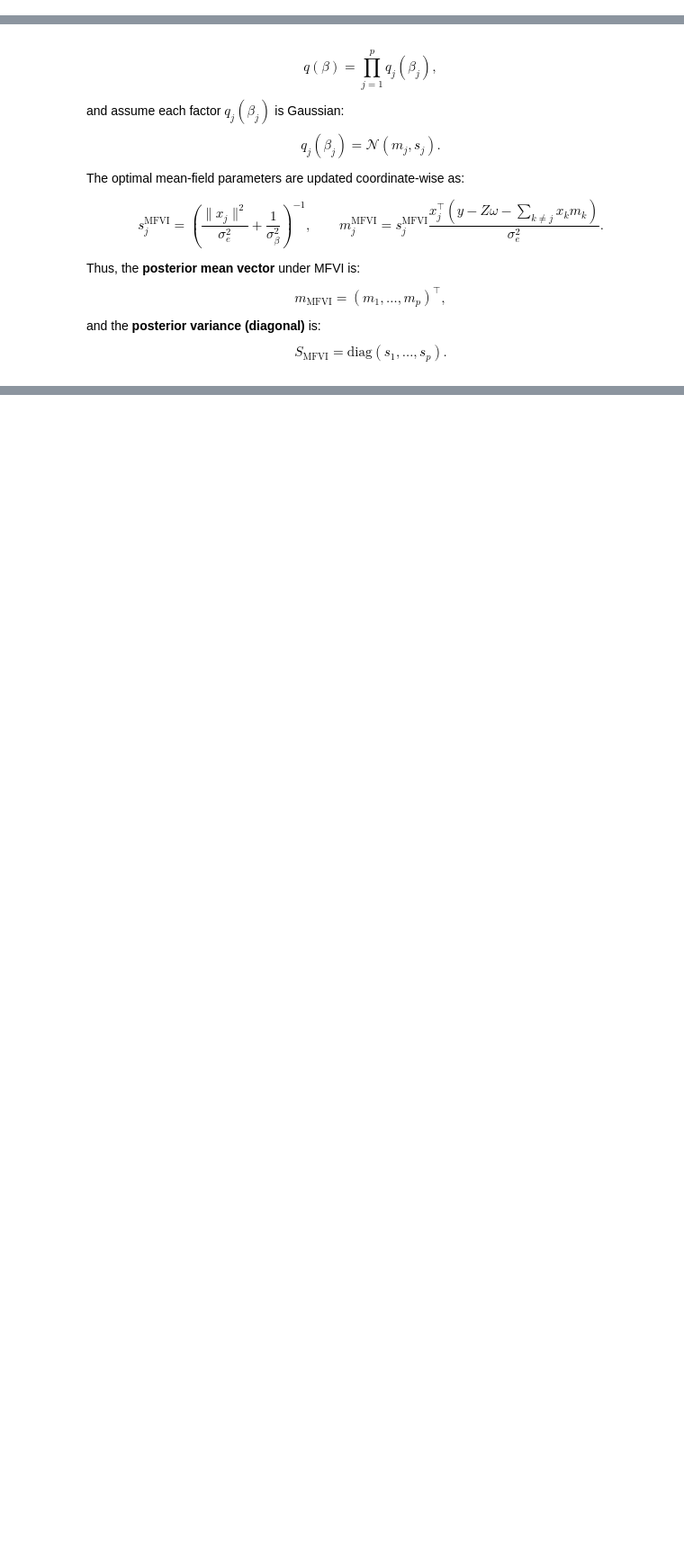
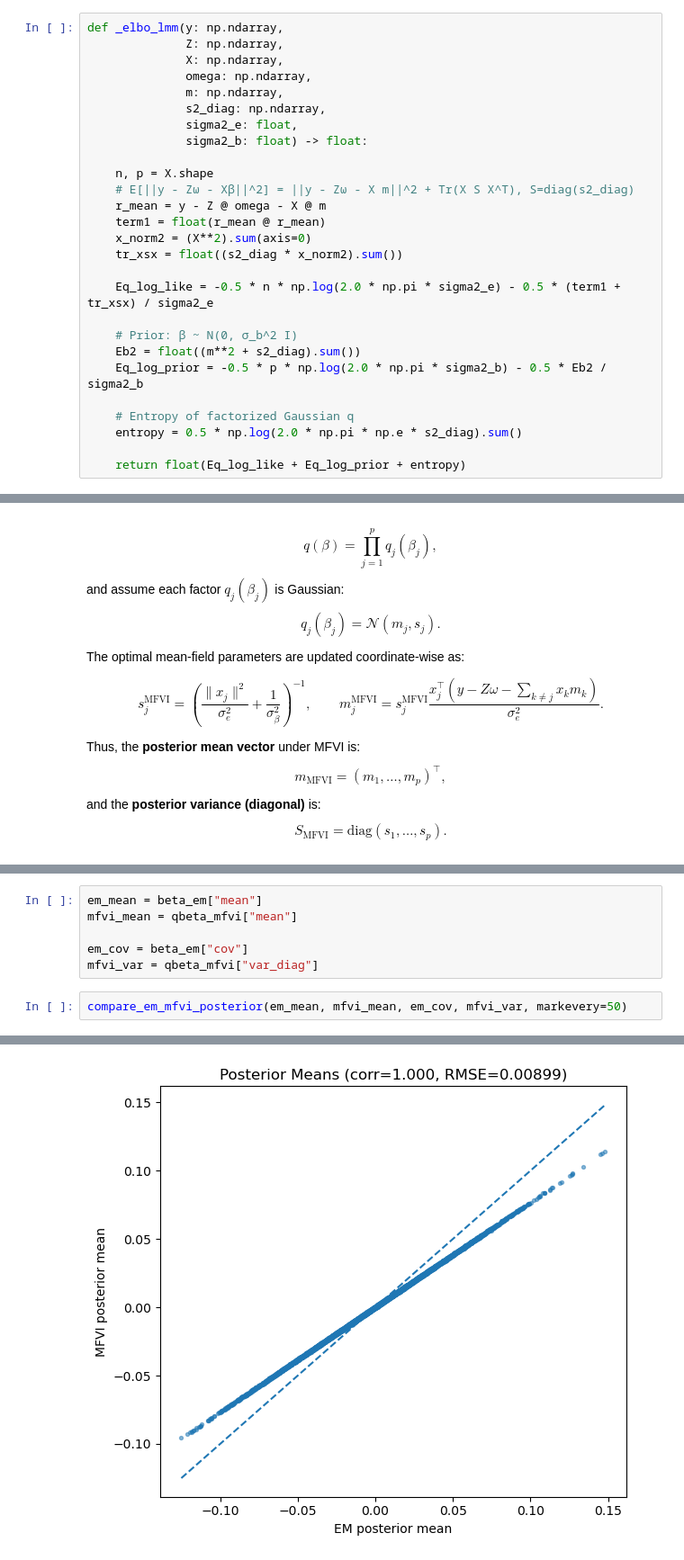
Before and after one commit to xjyes/CityU_mini_project, a Jupyter notebook: EMM_algorithm.ipynb, the cells around one changed output, grey strips where cells are left out. Shown at 90% size. Drawn from its saved outputs; the diff is of its cells as text; blank space fills up the shorter version.

```diff
--- a/EMM_algorithm.ipynb
+++ b/EMM_algorithm.ipynb
@@ -838,6 +856,33 @@ $$
 \end{aligned}
 }
 $$
+# %%
+def _elbo_lmm(y: np.ndarray,
+              Z: np.ndarray,
+              X: np.ndarray,
+              omega: np.ndarray,
+              m: np.ndarray,
+              s2_diag: np.ndarray,
+              sigma2_e: float,
+              sigma2_b: float) -> float:
+
+    n, p = X.shape
+    # E[||y - Zω - Xβ||^2] = ||y - Zω - X m||^2 + Tr(X S X^T), S=diag(s2_diag)
+    r_mean = y - Z @ omega - X @ m
+    term1 = float(r_mean @ r_mean)
+    x_norm2 = (X**2).sum(axis=0)
+    tr_xsx = float((s2_diag * x_norm2).sum())
+
+    Eq_log_like = -0.5 * n * np.log(2.0 * np.pi * sigma2_e) - 0.5 * (term1 + tr_xsx) / sigma2_e
+
+    # Prior: β ~ N(0, σ_b^2 I)
+    Eb2 = float((m**2 + s2_diag).sum())
+    Eq_log_prior = -0.5 * p * np.log(2.0 * np.pi * sigma2_b) - 0.5 * Eb2 / sigma2_b
+
+    # Entropy of factorized Gaussian q
+    entropy = 0.5 * np.log(2.0 * np.pi * np.e * s2_diag).sum()
+
+    return float(Eq_log_like + Eq_log_prior + entropy)
 # %% [markdown]
 ## 3.4 E-step
 # %% [markdown]
@@ -1204,0 +1457,9 @@ $$
+# %%
+em_mean = beta_em["mean"]
+mfvi_mean = qbeta_mfvi["mean"]
+
+em_cov = beta_em["cov"]
+mfvi_var = qbeta_mfvi["var_diag"]
+# %%
+compare_em_mfvi_posterior(em_mean, mfvi_mean, em_cov, mfvi_var, markevery=50)
+# %% [output]
@@ -1204,0 +1474 @@ $$
+[figure, added]
```
Also changed, not shown: parts of 16 cells of this notebook.
